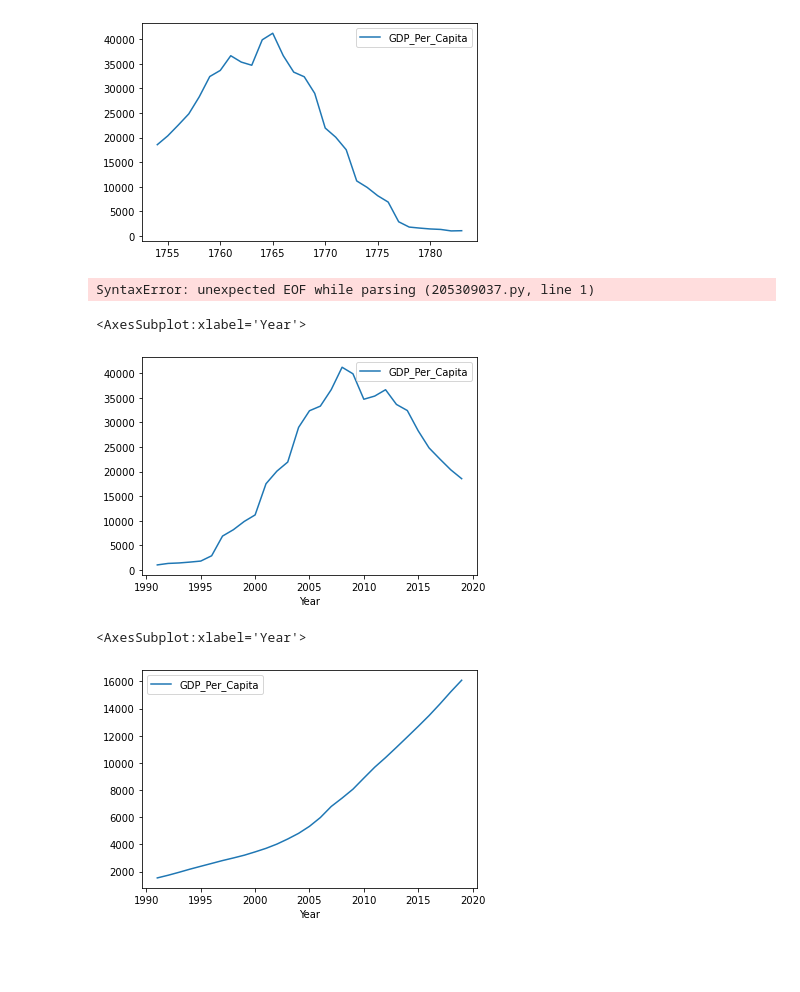
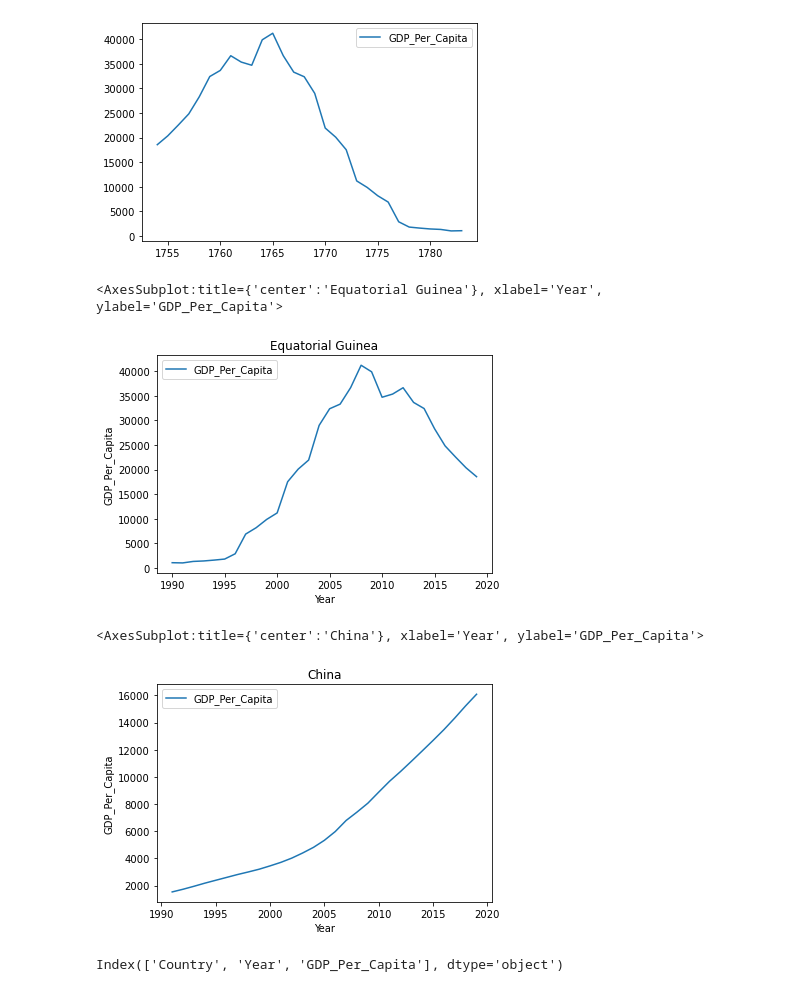
Before and after one commit to nss-data-science-cohort-6/un_data_question-smitamisra, a Jupyter notebook: notebooks/UN_Data_Exploration.ipynb, the cells around one changed output. Cells and saved outputs as stored; diff of their text form; code cells hidden in the pictures; blank space fills up the shorter version.

```diff
--- a/notebooks/UN_Data_Exploration.ipynb
+++ b/notebooks/UN_Data_Exploration.ipynb
@@ -546,27 +531,31 @@ gdp_df_for_analysis.loc[gdp_df_for_analysis['Country'] == "Equatorial Guinea"].p
 # %% [output]
 <AxesSubplot:>
 [figure]
-# %%
-gdp_df_for_analysis.loc[gdp_df_for_analysis['Country'].isin(["Equatorial Guinea", "China"]).plot()
-# %% [output]
-SyntaxError: unexpected EOF while parsing (205309037.py, line 1)
 # %%
 #using plt.plot function
 #finding row number for the Equatorial Guinea
 gdp_df_for_analysis.index[gdp_df_for_analysis['Country']=="Equatorial Guinea"].tolist()
-gdp_df_for_analysis.iloc[1754:1783].plot(x='Year', y='GDP_Per_Capita')
+#gdp_df_for_analysis.iloc[1754:1783].plot(x='Year', y='GDP_Per_Capita')
 
-#gdp_df_for_analysis.iloc[gdp_df_for_analysis.index[gdp_df_for_analysis['Country']=="Equatorial Guinea"]].plot(x='Year', y='GDP_Per_Capita')
+gdp_df_for_analysis.iloc[gdp_df_for_analysis.index[gdp_df_for_analysis['Country']=="Equatorial Guinea"]].plot(x='Year', y='GDP_Per_Capita', title= "Equatorial Guinea", xlabel="Year", ylabel="GDP_Per_Capita")
 
 
-#here we got the x-axis to be 'Year' and y-axis to be 'GDP_Per_Capita' not sure what is the x-axis hear.
+#Here we got the x-axis to be 'Year' and y-axis to be 'GDP_Per_Capita' not sure what is the x-axis hear.
 # %% [output]
-<AxesSubplot:xlabel='Year'>
+<AxesSubplot:title={'center':'Equatorial Guinea'}, xlabel='Year', ylabel='GDP_Per_Capita'>
-[figure, old version]
+[figure, new version]
 # %%
 gdp_df_for_analysis.index[gdp_df_for_analysis['Country']=="China"].tolist()
 
-gdp_df_for_analysis.iloc[1162:1191].plot(x='Year', y='GDP_Per_Capita')
+gdp_df_for_analysis.iloc[1162:1191].plot(x='Year', y='GDP_Per_Capita', title= "China", xlabel="Year", ylabel="GDP_Per_Capita")
 # %% [output]
-<AxesSubplot:xlabel='Year'>
+<AxesSubplot:title={'center':'China'}, xlabel='Year', ylabel='GDP_Per_Capita'>
-[figure, old version]
+[figure, new version]
+# %%
+#To get both on the same graph subseting the values and making one df and than changing the index to country and than transposing the rows.
+gdp_EG_China = gdp_df_for_analysis.loc[gdp_df_for_analysis['Country'].isin(["Equatorial Guinea", "China"])]
+gdp_EG_China.head()
+gdp_EG_China.columns
+#gdp_EG_China.set_index("Country")
+# %% [output]
+Index(['Country', 'Year', 'GDP_Per_Capita'], dtype='object')
```
Also changed, not shown: parts of 15 cells of this notebook.
